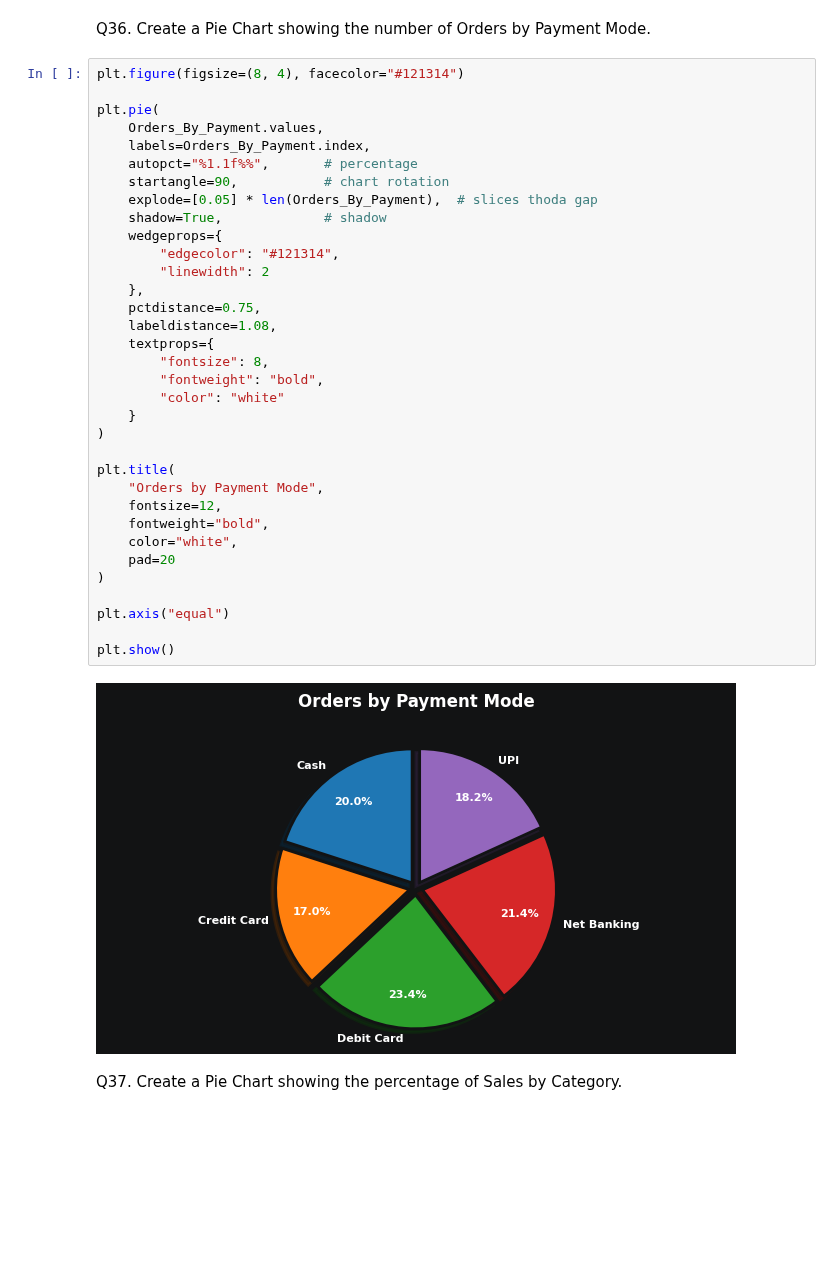
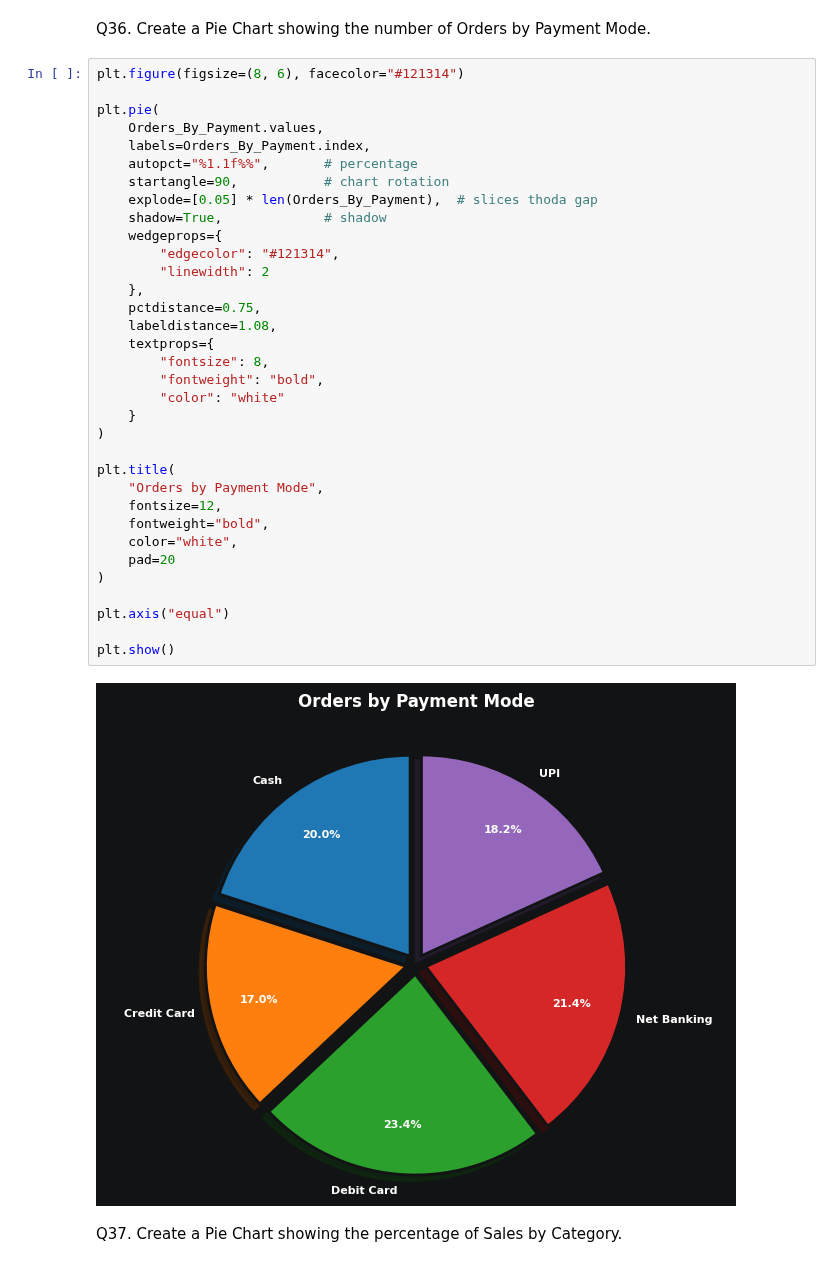
Before and after one commit to Suraj-kumar121K/PANDAS-CURSE, a Jupyter notebook: large_data_practice/01_Sales.ipynb, the cells around one changed output. Cells and saved outputs as stored; diff of their text form; blank space fills up the shorter version.

```diff
--- a/large_data_practice/01_Sales.ipynb
+++ b/large_data_practice/01_Sales.ipynb
@@ -1030,40 +1103,40 @@ Q35. Create a Bar Chart showing salesperson-wise Sales.
 # %% [markdown]
 Q36. Create a Pie Chart showing the number of Orders by Payment Mode.
 # %%
-plt.figure(figsize=(8, 4), facecolor="#121314")
+plt.figure(figsize=(8, 6), facecolor="#121314")
 
 plt.pie(
     Orders_By_Payment.values,
     labels=Orders_By_Payment.index,
     autopct="%1.1f%%",       # percentage
     startangle=90,           # chart rotation
     explode=[0.05] * len(Orders_By_Payment),  # slices thoda gap
     shadow=True,             # shadow
     wedgeprops={
         "edgecolor": "#121314",
         "linewidth": 2
     },
     pctdistance=0.75,
     labeldistance=1.08,
     textprops={
         "fontsize": 8,
         "fontweight": "bold",
         "color": "white"
     }
 )
 
 plt.title(
     "Orders by Payment Mode",
     fontsize=12,
     fontweight="bold",
     color="white",
     pad=20
 )
 
 plt.axis("equal")
 
 plt.show()
 # %% [output]
-[figure, old version]
+[figure, new version]
 # %% [markdown]
 Q37. Create a Pie Chart showing the percentage of Sales by Category.
```
Also changed, not shown: parts of 10 cells of this notebook, 1 other file.
